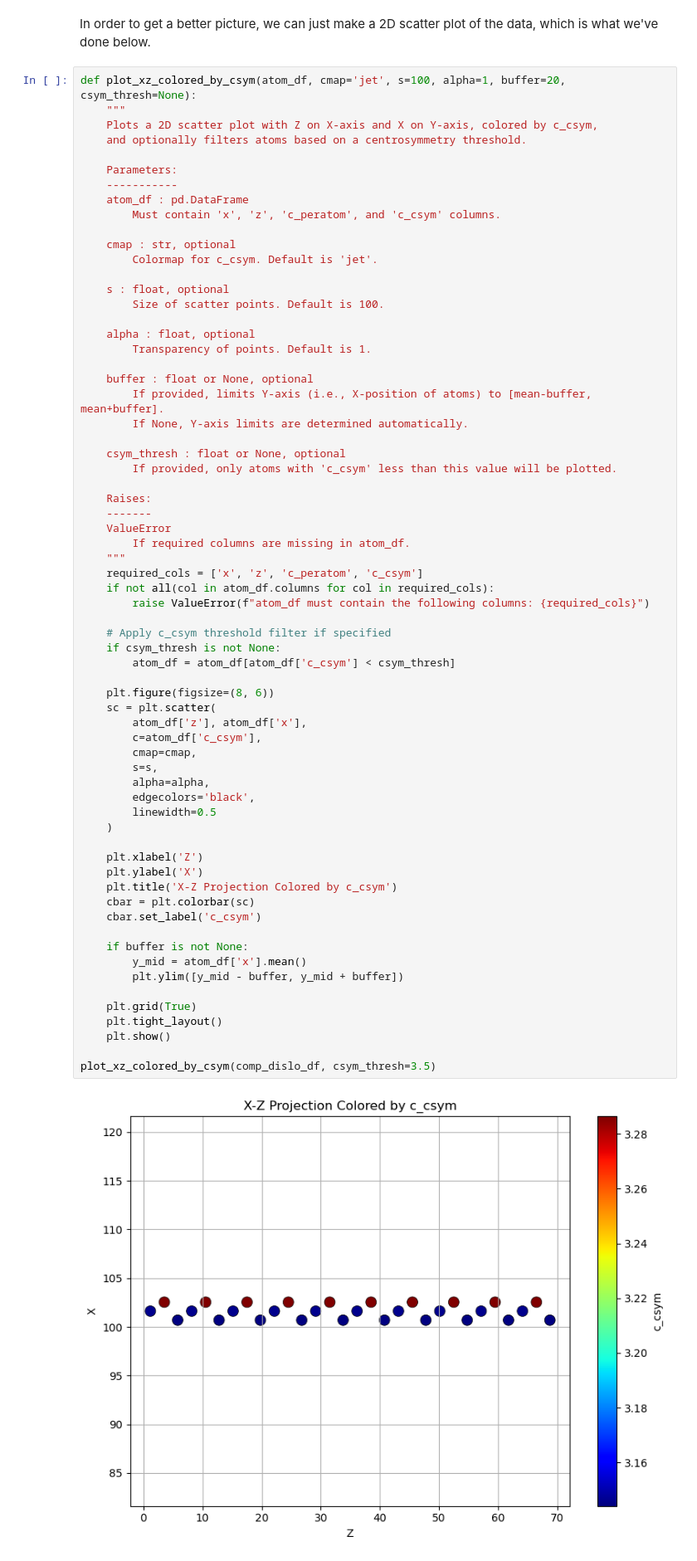
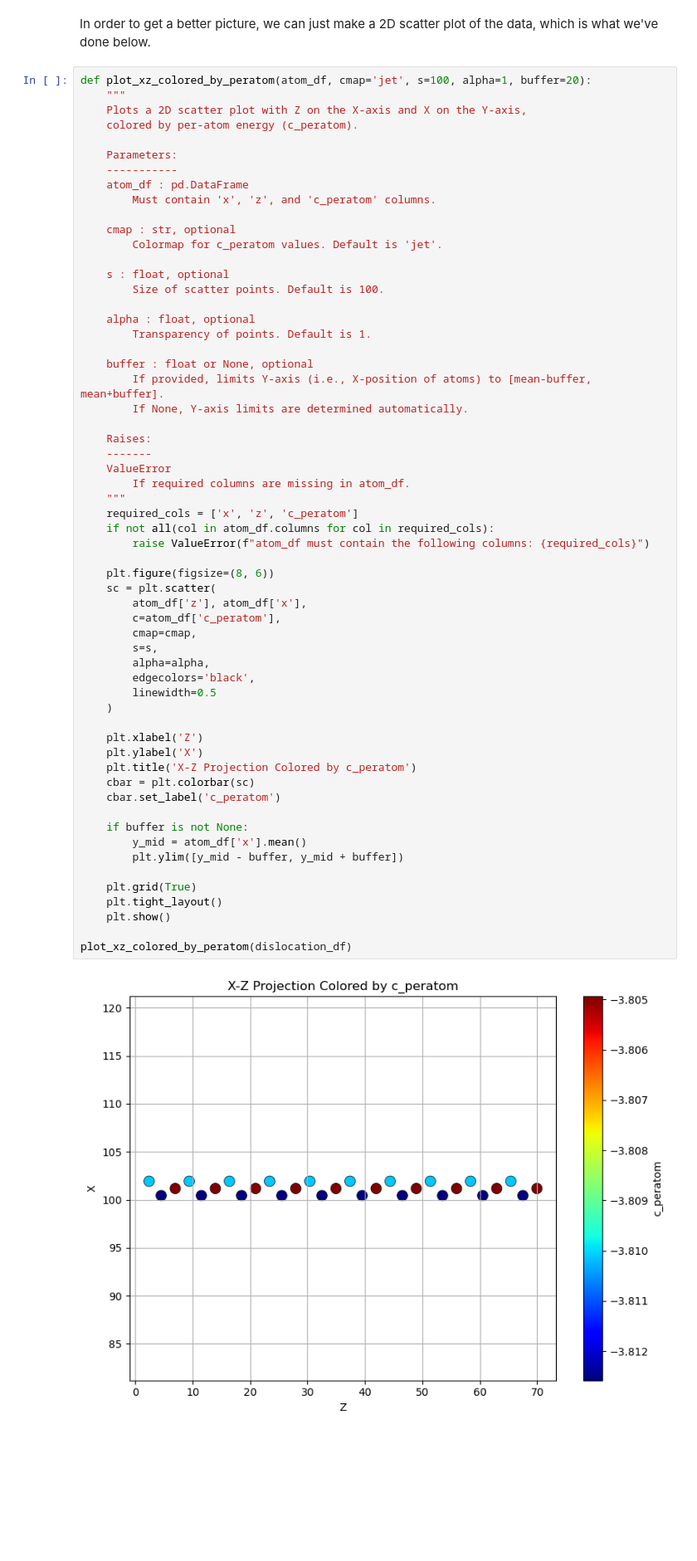
Before and after one commit to Eledmunds15/DiJoVa, a Jupyter notebook: 03_dislo_analysis/dislo_analysis.ipynb, the cells around one changed output. Shown at 83% size. Saved outputs shown, nothing was run; the diff lists cells and outputs as text; blank space fills up the shorter version.

Commit message:
Updating analysis to isolate dislocations based on potential energy

```diff
--- a/03_dislo_analysis/dislo_analysis.ipynb
+++ b/03_dislo_analysis/dislo_analysis.ipynb
@@ -315,18 +264,18 @@ ten_dislo_df, comp_dislo_df = split_dislocation(dislocation_df)
 # %% [markdown]
 In order to get a better picture, we can just make a 2D scatter plot of the data, which is what we've done below.
 # %%
-def plot_xz_colored_by_csym(atom_df, cmap='jet', s=100, alpha=1, buffer=20, csym_thresh=None):
+def plot_xz_colored_by_peratom(atom_df, cmap='jet', s=100, alpha=1, buffer=20):
     """
-    Plots a 2D scatter plot with Z on X-axis and X on Y-axis, colored by c_csym,
-    and optionally filters atoms based on a centrosymmetry threshold.
+    Plots a 2D scatter plot with Z on the X-axis and X on the Y-axis,
+    colored by per-atom energy (c_peratom).
 
     Parameters:
     -----------
     atom_df : pd.DataFrame
-        Must contain 'x', 'z', 'c_peratom', and 'c_csym' columns.
+        Must contain 'x', 'z', and 'c_peratom' columns.
 
     cmap : str, optional
-        Colormap for c_csym. Default is 'jet'.
+        Colormap for c_peratom values. Default is 'jet'.
 
     s : float, optional
         Size of scatter points. Default is 100.
@@ -338,50 +287,43 @@ def plot_xz_colored_by_csym(atom_df, cmap='jet', s=100, alpha=1, buffer=20, csym
         If provided, limits Y-axis (i.e., X-position of atoms) to [mean-buffer, mean+buffer].
         If None, Y-axis limits are determined automatically.
 
-    csym_thresh : float or None, optional
-        If provided, only atoms with 'c_csym' less than this value will be plotted.
-
     Raises:
     -------
     ValueError
         If required columns are missing in atom_df.
     """
-    required_cols = ['x', 'z', 'c_peratom', 'c_csym']
+    required_cols = ['x', 'z', 'c_peratom']
     if not all(col in atom_df.columns for col in required_cols):
         raise ValueError(f"atom_df must contain the following columns: {required_cols}")
-
-    # Apply c_csym threshold filter if specified
-    if csym_thresh is not None:
-        atom_df = atom_df[atom_df['c_csym'] < csym_thresh]
 
     plt.figure(figsize=(8, 6))
     sc = plt.scatter(
         atom_df['z'], atom_df['x'],
-        c=atom_df['c_csym'],
+        c=atom_df['c_peratom'],
         cmap=cmap,
         s=s,
         alpha=alpha,
         edgecolors='black',
         linewidth=0.5
     )
 
     plt.xlabel('Z')
     plt.ylabel('X')
-    plt.title('X-Z Projection Colored by c_csym')
+    plt.title('X-Z Projection Colored by c_peratom')
     cbar = plt.colorbar(sc)
-    cbar.set_label('c_csym')
+    cbar.set_label('c_peratom')
 
     if buffer is not None:
         y_mid = atom_df['x'].mean()
         plt.ylim([y_mid - buffer, y_mid + buffer])
 
     plt.grid(True)
     plt.tight_layout()
     plt.show()
 
-plot_xz_colored_by_csym(comp_dislo_df, csym_thresh=3.5)
+plot_xz_colored_by_peratom(dislocation_df)
 # %% [output]
-[figure, old version]
+[figure, new version]
 # %% [markdown]
 ## Step 4: Writing out the IDs of dislocation core atoms
 
```
Also changed, not shown: parts of 4 cells of this notebook.
